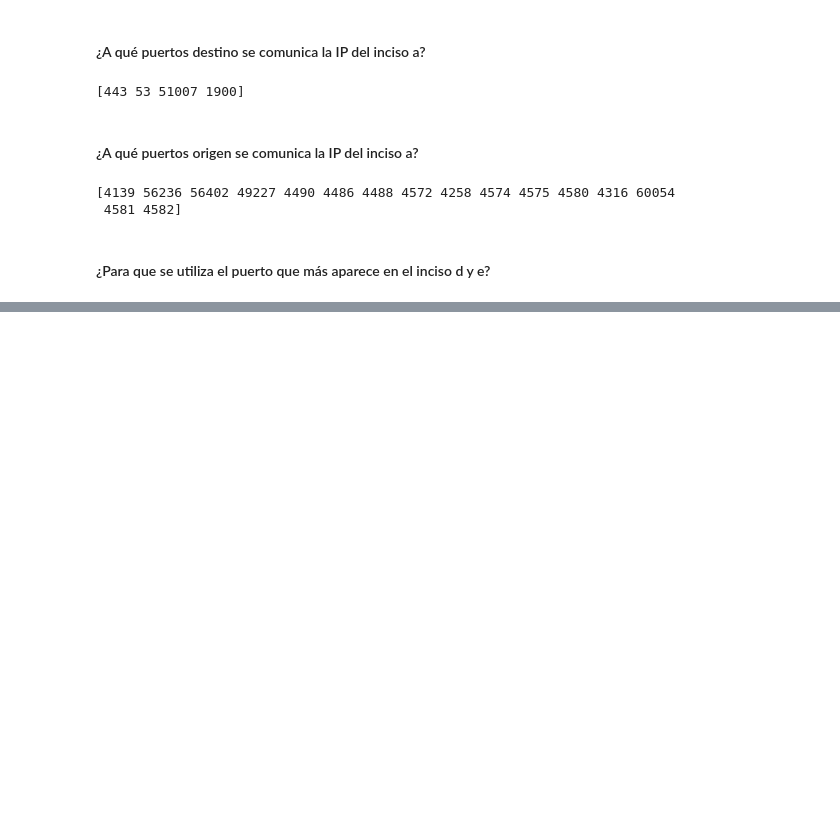
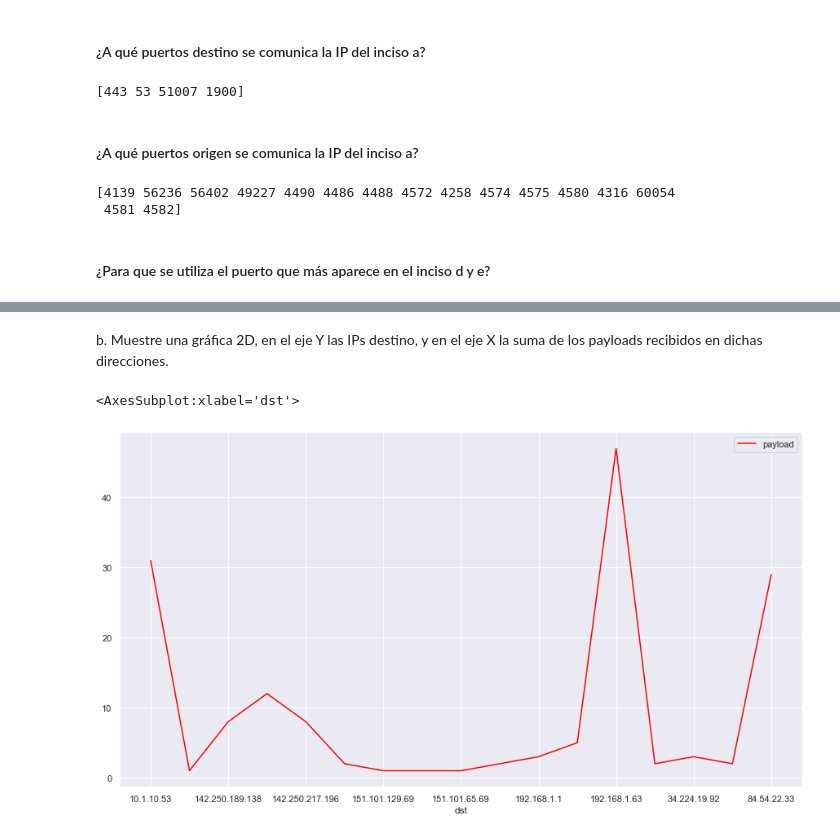
Before and after one commit to saritazavala/SDS-LAB05, a Jupyter notebook: Parte 1.ipynb, the cells around one changed output, grey strips where cells are left out. Drawn from its saved outputs; the diff is of its cells as text; code cells hidden in the pictures; blank space fills up the shorter version.

```diff
--- a/Parte 1.ipynb
+++ b/Parte 1.ipynb
@@ -152,0 +165,7 @@ Se utiliza para el protocolo TCP. Se necesita que sea origen y destino
+# %% [markdown]
+b. Muestre una gráfica 2D, en el eje Y las IPs destino, y en el eje X la suma de los payloads recibidos en dichas direcciones.
+# %%
+df.groupby('dst').count()['payload'].plot(legend=True, figsize=(15, 8),color='red')
+# %% [output]
+<AxesSubplot:xlabel='dst'>
+[figure, added]
```
Also changed, not shown: parts of 29 cells of this notebook.
